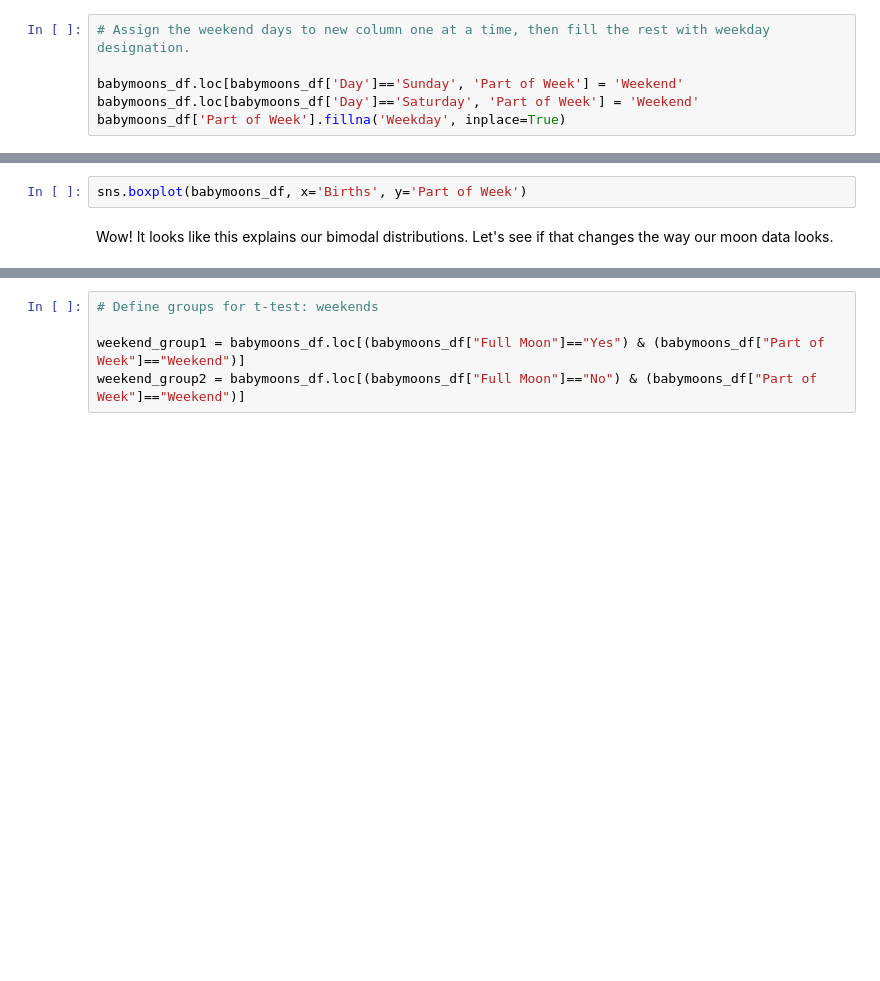
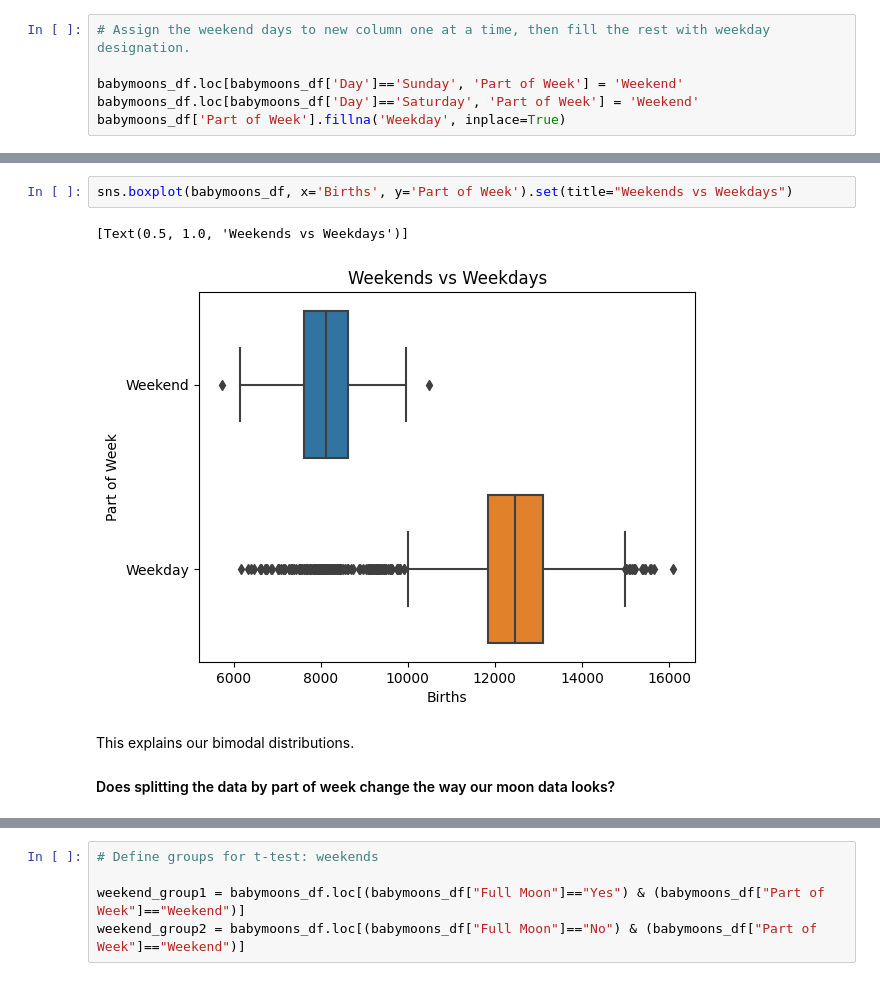
Before and after one commit to alisonkhill/babymoon, a Jupyter notebook: main.ipynb, the cells around one changed output, grey strips where cells are left out. Saved outputs shown, nothing was run; the diff lists cells and outputs as text; blank space fills up the shorter version.

```diff
--- a/main.ipynb
+++ b/main.ipynb
@@ -217,6 +344,11 @@ sns.histplot(babymoons_df, x='Births', hue='Part of Week')
 # %%
-sns.boxplot(babymoons_df, x='Births', y='Part of Week')
+sns.boxplot(babymoons_df, x='Births', y='Part of Week').set(title="Weekends vs Weekdays")
+# %% [output]
+[Text(0.5, 1.0, 'Weekends vs Weekdays')]
+[figure, added]
 # %% [markdown]
-Wow! It looks like this explains our bimodal distributions. Let's see if that changes the way our moon data looks.
+This explains our bimodal distributions.
+
+#### Does splitting the data by part of week change the way our moon data looks?
 # %%
 sns.displot(babymoons_df, x='Births', row='Part of Week', col='Full Moon', stat='probability')
```
Also changed, not shown: parts of 45 cells of this notebook.
